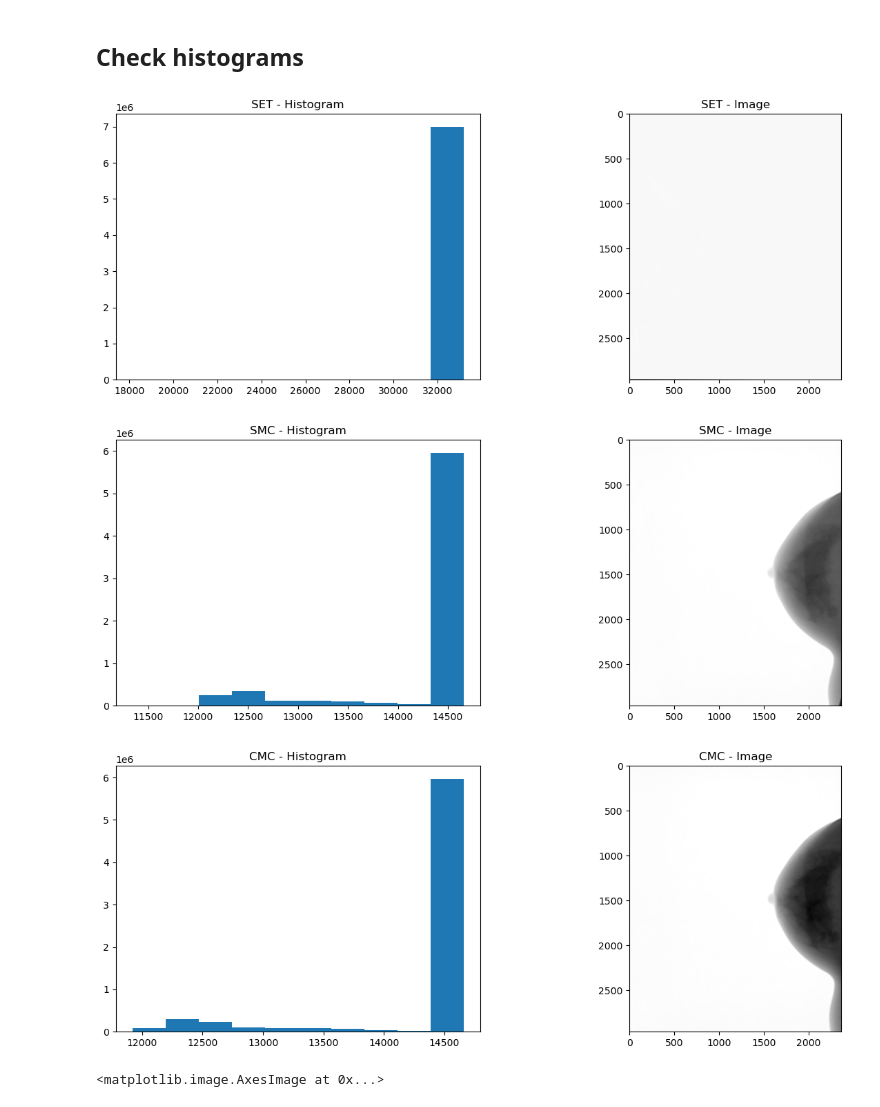
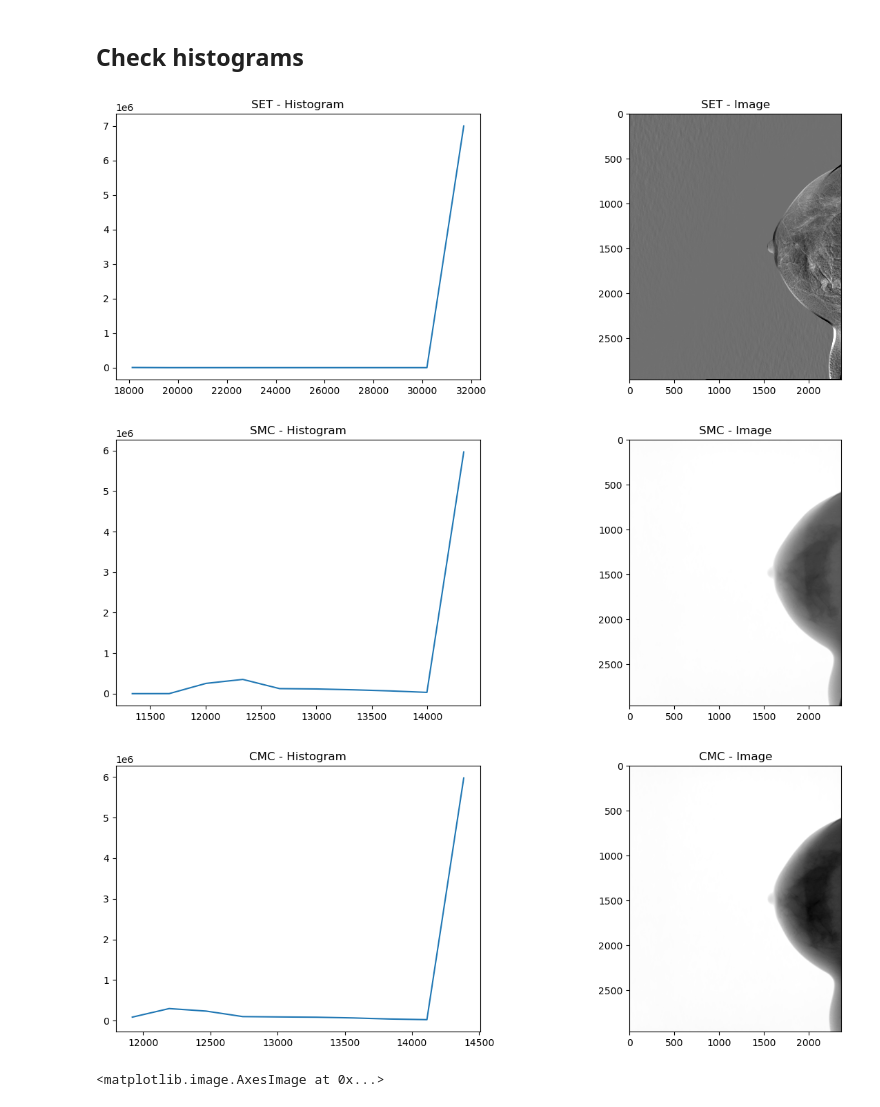
Before and after one commit to Likalto4/Added_value_feature_uncertainty, a Jupyter notebook: notebooks/budget/new_budget.ipynb, the cells around one changed output. Saved outputs shown, nothing was run; the diff lists cells and outputs as text; code cells hidden in the pictures.

```diff
--- a/notebooks/budget/new_budget.ipynb
+++ b/notebooks/budget/new_budget.ipynb
@@ -42,13 +40,15 @@ pat = patient(info, 0)
 # %%
 info = path_label()
+i = 0
+pat = patient(info, i)
 # visualize image with SMC, image at time 1 and SET.
 fig, axs = plt.subplots(1,3, figsize=(15,5))
 axs[0].set_title('SMC')
-axs[0].imshow(getArrayfromPath(str(repo_path) + '/' + info.im_path(sequence='SMC')[0]), cmap='gray')
+axs[0].imshow(pat.im_array(sequence='SMC'), cmap='gray')
 axs[1].set_title('CMC')
-axs[1].imshow(getArrayfromPath(str(repo_path) + '/' + info.im_path(sequence='CMC')[0]), cmap='gray')
+axs[1].imshow(pat.im_array(sequence='CMC'), cmap='gray')
 axs[2].set_title('SET')
-axs[2].imshow(np.fliplr(getArrayfromPath(str(repo_path) + '/' + info.im_path(sequence='SET')[0])), vmin = 32671, vmax =32893, cmap='gray')
+axs[2].imshow(np.fliplr(pat.im_array(sequence='SET')), vmin = 32671, vmax =32893, cmap='gray')
 fig.show()
 # %% [output]
 [figure]
@@ -57,16 +57,16 @@ fig.show()
 # %%
 # We check the histograms of each image sequence
 for seq in ['SET','SMC', 'CMC']:
     fig, axs = plt.subplots(1,2, figsize=(15,5))
     axs[0].set_title(f'{seq} - Histogram')
-    axs[0].hist(getArrayfromPath(str(repo_path) + '/' + info.im_path(sequence=seq)[0]).flatten())
+    hist = np.histogram(pat.im_array(sequence=seq))
+    axs[0].plot(hist[1][:-1], hist[0])
     axs[1].set_title(f'{seq} - Image')
-    axs[1].imshow(getArrayfromPath(str(repo_path) + '/' + info.im_path(sequence=seq)[0]), cmap='gray')
-    fig.show()
+    axs[1].imshow(pat.im_array(sequence=seq), cmap='gray') if seq != 'SET' else axs[1].imshow(np.fliplr(pat.im_array(sequence=seq)), vmin = 32671, vmax =32893, cmap='gray')
 # %% [output]
-[figure, old version]
+[figure, new version]
-[figure, old version]
+[figure, new version]
-[figure, old version]
+[figure, new version]
 # %%
 img = getArrayfromPath(str(repo_path) + '/' + info.im_path(sequence='SET')[0])
 equ = cv.equalizeHist(img.astype('uint8'))
```
Also changed, not shown: parts of 2 cells of this notebook, 1 other file.
